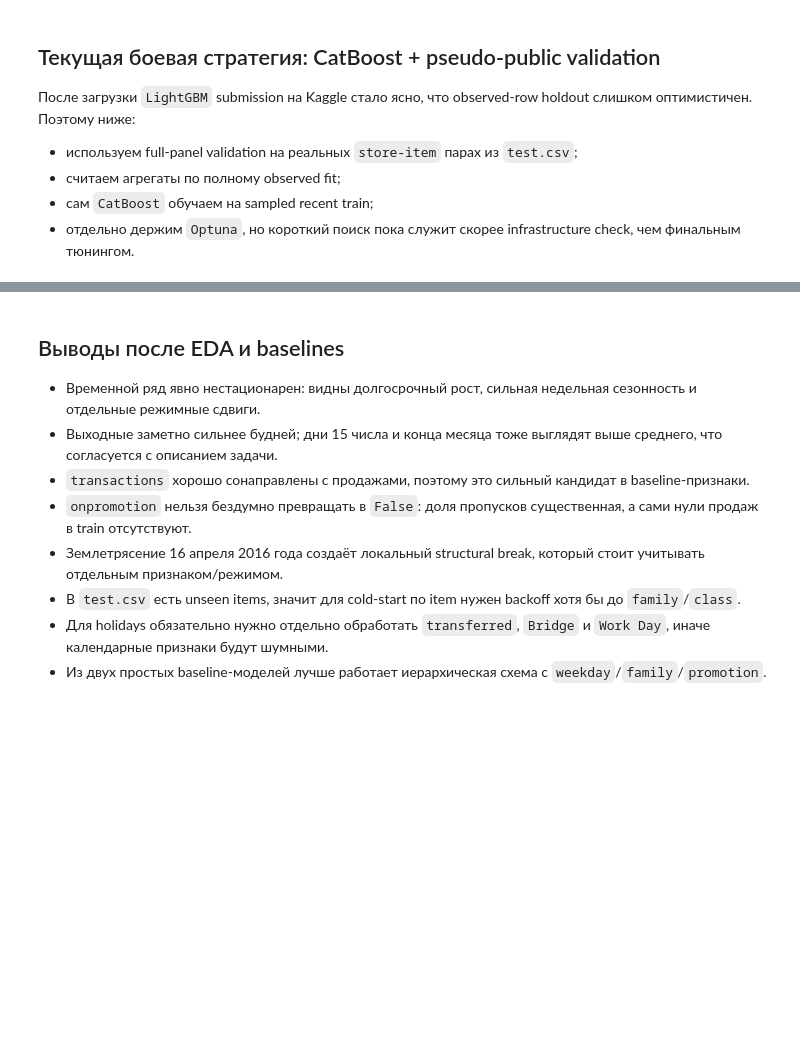
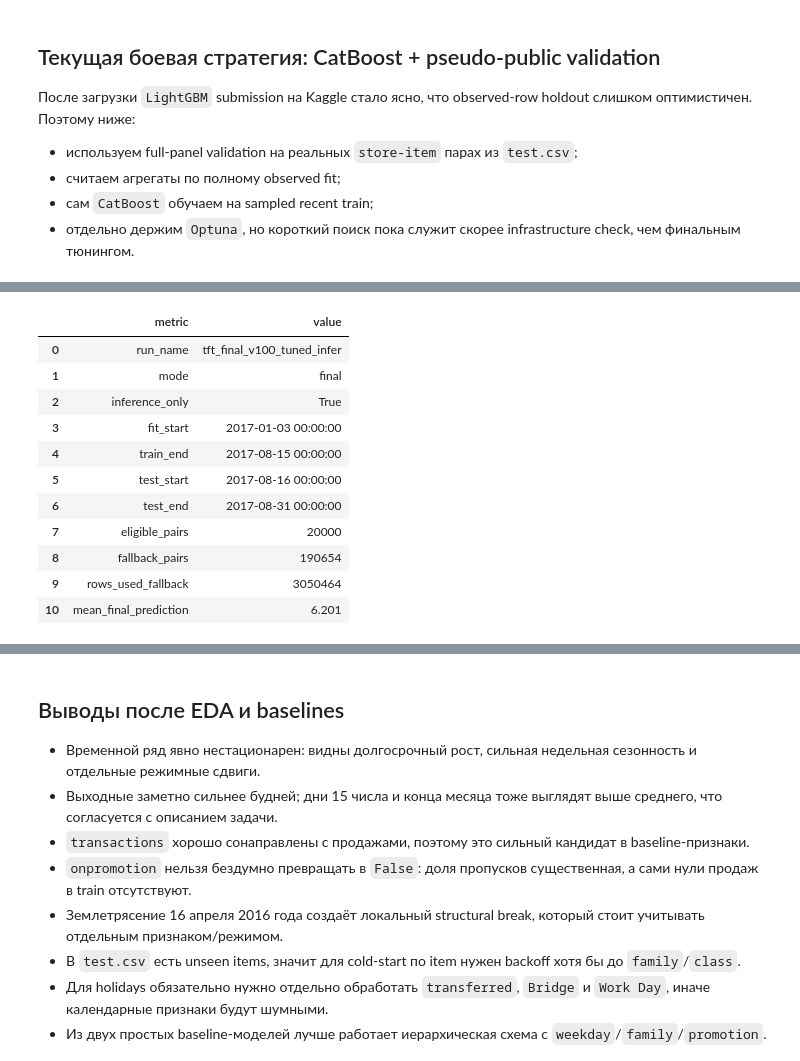
Before and after one commit to MPNikita/timeseries2025_final_project, a Jupyter notebook: favorita.ipynb, the cells around one changed output, grey strips where cells are left out. Cells and saved outputs as stored; diff of their text form; code cells hidden in the pictures; blank space fills up the shorter version.

```diff
--- a/favorita.ipynb
+++ b/favorita.ipynb
@@ -930,0 +1009,73 @@ except FileNotFoundError as exc:
+# %%
+from json import loads
+
+TFT_REPORT_DIR = Path("submissions") / "tft_final_v100_tuned_infer"
+tft_config_path = TFT_REPORT_DIR / "config.json"
+tft_summary_path = TFT_REPORT_DIR / "run_summary.json"
+tft_predictions_path = TFT_REPORT_DIR / "test_predictions.csv.gz"
+tft_submission_path = TFT_REPORT_DIR / "submission_tft_lb224_enc56.csv.gz"
+
+required_tft_files = [
+    tft_config_path,
+    tft_summary_path,
+    tft_predictions_path,
+    tft_submission_path,
+]
+missing_tft_files = [path for path in required_tft_files if not path.exists()]
+
+tft_report_ready = len(missing_tft_files) == 0
+if not tft_report_ready:
+    print("TFT report skipped. Missing files:")
+    for path in missing_tft_files:
+        print(f"- {path}")
+else:
+    tft_config = loads(tft_config_path.read_text(encoding="utf-8"))
+    tft_run_summary = loads(tft_summary_path.read_text(encoding="utf-8"))
+
+    tft_run_meta = pd.DataFrame(
+        [
+            {"metric": "run_name", "value": tft_run_summary.get("run_name")},
+            {"metric": "mode", "value": tft_run_summary.get("mode")},
+            {"metric": "inference_only", "value": tft_run_summary.get("inference_only")},
+            {"metric": "fit_start", "value": tft_run_summary["metadata"].get("fit_start")},
+            {"metric": "train_end", "value": tft_run_summary["metadata"].get("train_end")},
+            {"metric": "test_start", "value": tft_run_summary["metadata"].get("test_start")},
+            {"metric": "test_end", "value": tft_run_summary["metadata"].get("test_end")},
+            {"metric": "eligible_pairs", "value": tft_run_summary["metadata"].get("eligible_pairs")},
+            {"metric": "fallback_pairs", "value": tft_run_summary["metadata"].get("fallback_pairs")},
+            {"metric": "rows_used_fallback", "value": tft_run_summary["prediction_summary"].get("rows_used_fallback")},
+            {"metric": "mean_final_prediction", "value": tft_run_summary["prediction_summary"].get("mean_final_prediction")},
+        ]
+    )
+
+    tft_model_summary = pd.DataFrame([tft_run_summary.get("model_summary", {})])
+    tft_config_view = pd.DataFrame(
+        [
+            {"param": "lookback_days", "value": tft_config.get("lookback_days")},
+            {"param": "max_encoder_length", "value": tft_config.get("max_encoder_length")},
+            {"param": "max_prediction_length", "value": tft_config.get("max_prediction_length")},
+            {"param": "max_series", "value": tft_config.get("max_series")},
+            {"param": "hidden_size", "value": tft_config.get("hidden_size")},
+            {"param": "attention_head_size", "value": tft_config.get("attention_head_size")},
+            {"param": "hidden_continuous_size", "value": tft_config.get("hidden_continuous_size")},
+            {"param": "dropout", "value": tft_config.get("dropout")},
+            {"param": "learning_rate", "value": tft_config.get("learning_rate")},
+        ]
+    )
+
+    display(tft_run_meta)
+    display(tft_model_summary)
+    display(tft_config_view)
+# %% [output]
+|  | metric | value |
+| 0 | run_name | tft_final_v100_tuned_infer |
+| 1 | mode | final |
+| 2 | inference_only | True |
+| 3 | fit_start | 2017-01-03 00:00:00 |
+| 4 | train_end | 2017-08-15 00:00:00 |
+| 5 | test_start | 2017-08-16 00:00:00 |
+| 6 | test_end | 2017-08-31 00:00:00 |
+| 7 | eligible_pairs | 20000 |
+| 8 | fallback_pairs | 190654 |
+| 9 | rows_used_fallback | 3050464 |
+| 10 | mean_final_prediction | 6.201 |
```
Also changed, not shown: parts of 29 cells of this notebook, 50 other files.
